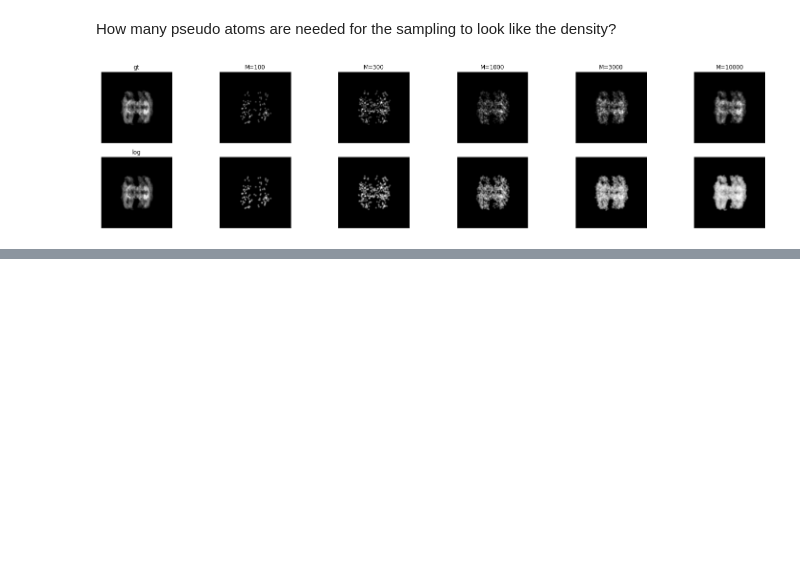
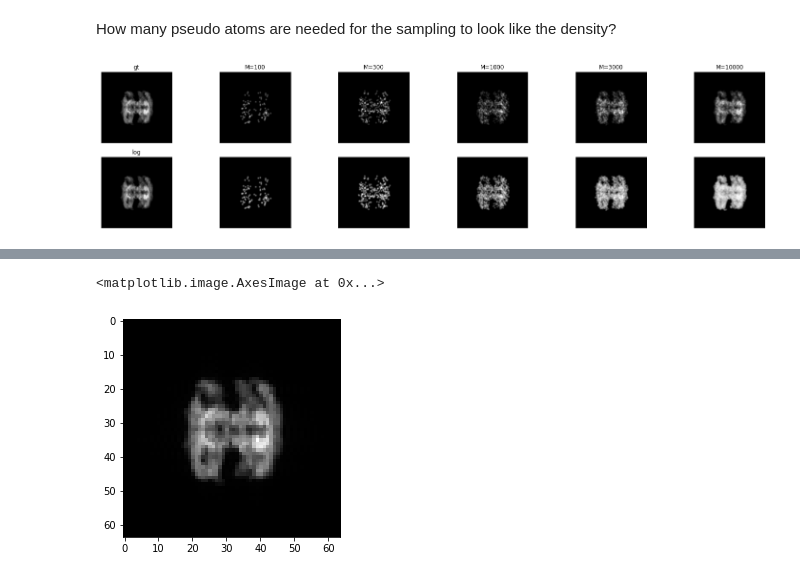
Before and after one commit to geoffwoollard/learn_cryoem_math, a Jupyter notebook: nb/topology_representing_network.ipynb, the cells around one changed output, grey strips where cells are left out. Drawn from its saved outputs; the diff is of its cells as text; code cells hidden in the pictures; blank space fills up the shorter version.

```diff
--- a/nb/topology_representing_network.ipynb
+++ b/nb/topology_representing_network.ipynb
@@ -628,0 +675,5 @@ for idx, M in enumerate(Ms):
+# %%
+map_th = map_crop.copy()
+map_th[map_th < 1.5e-5] = 0
+arr = map_th
+rm0,arr_flat,arr_idx,xyz,coords_1d = trn_rm0(arr,M,random_seed=None)
@@ -628,0 +682,5 @@ for idx, M in enumerate(Ms):
+# %%
+doplt(arr.sum(-1))
+# %% [output]
+<matplotlib.image.AxesImage at 0x...>
+[figure, added]
```
Also changed, not shown: parts of 21 cells of this notebook.
